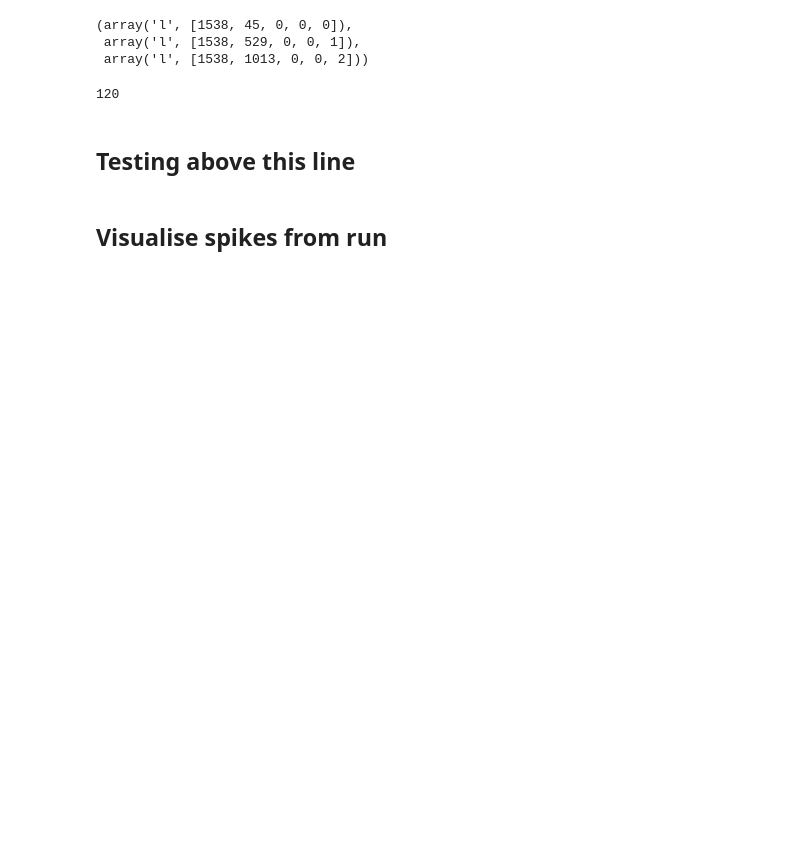
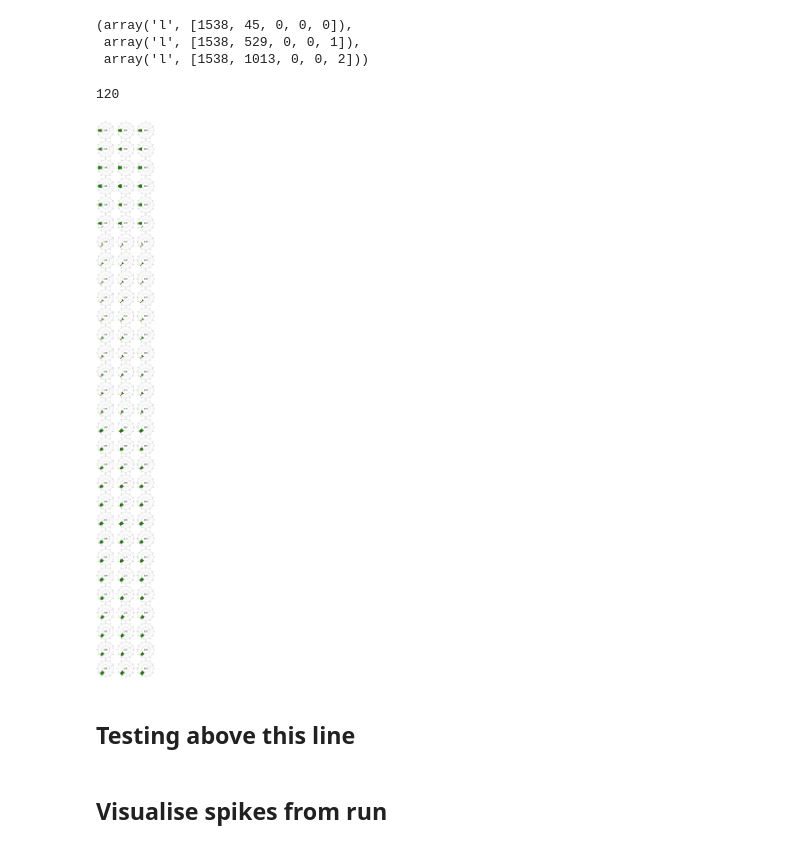
Before and after one commit to TomKnowles1994/GridCellPredNet, a Jupyter notebook: NEST/_Fully Spiking with Corrections.ipynb, the cells around one changed output. Saved outputs shown, nothing was run; the diff lists cells and outputs as text; code cells hidden in the pictures; blank space fills up the shorter version.

```diff
--- a/NEST/_Fully Spiking with Corrections.ipynb
+++ b/NEST/_Fully Spiking with Corrections.ipynb
@@ -1273,8 +1273,8 @@ new_memories = 0
 
 sim.set_verbosity(18)
 
-correction_timesteps = 125 # Remember that each timestep is 20ms each
-correction_current = 3000. # 300 gives about double the current max bump spike rate (from I_init)
+correction_duration = 2500.
+correction_current = 450. # 450 is the sweet spot to apply corrections without wild spinning of the bump
 
 injection_type = "mono"
 
@@ -1297,9 +1297,9 @@ if simulate_or_load == 'simulate':
             ring2_exc, ring2_spikes_exc = np.unique(sim.GetStatus(exc_spikes[1])[0]['events']['senders'], return_counts = True)
             ring3_exc, ring3_spikes_exc = np.unique(sim.GetStatus(exc_spikes[2])[0]['events']['senders'], return_counts = True)
 
-            current_exc_state[0, ring1_exc-min(exc[0])+1] = ring1_spikes_exc if ring1_spikes_exc.size > 0 else 0
-            current_exc_state[1, ring2_exc-min(exc[1])+1] = ring2_spikes_exc if ring2_spikes_exc.size > 0 else 0
-            current_exc_state[2, ring3_exc-min(exc[2])+1] = ring3_spikes_exc if ring3_spikes_exc.size > 0 else 0
+            current_exc_state[0, ring1_exc-min(exc[0])] = ring1_spikes_exc if ring1_spikes_exc.size > 0 else 0
+            current_exc_state[1, ring2_exc-min(exc[1])] = ring2_spikes_exc if ring2_spikes_exc.size > 0 else 0
+            current_exc_state[2, ring3_exc-min(exc[2])] = ring3_spikes_exc if ring3_spikes_exc.size > 0 else 0
 
             # ring1_most_active_exc_index = np.argmax(ring1_spikes_exc) if ring1_spikes_exc.size > 0 else None
             # ring2_most_active_exc_index = np.argmax(ring2_spikes_exc) if ring2_spikes_exc.size > 0 else None
@@ -1315,9 +1315,9 @@ if simulate_or_load == 'simulate':
 
             if np.all(None not in current_most_active_exc) and t > start_delay:
 
-                exc_state_history[tick, 0, ring1_exc-min(exc[0])+1] = ring1_spikes_exc
-                exc_state_history[tick, 1, ring2_exc-min(exc[1])+1] = ring2_spikes_exc
-                exc_state_history[tick, 2, ring3_exc-min(exc[2])+1] = ring3_spikes_exc
+                exc_state_history[tick, 0, ring1_exc-min(exc[0])] = ring1_spikes_exc
+                exc_state_history[tick, 1, ring2_exc-min(exc[1])] = ring2_spikes_exc
+                exc_state_history[tick, 2, ring3_exc-min(exc[2])] = ring3_spikes_exc
 
             ring1_rp, ring1_spikes_rp = np.unique(sim.GetStatus(pa_spikes[0])[0]['events']['senders'], return_counts = True)
             ring2_rp, ring2_spikes_rp = np.unique(sim.GetStatus(pa_spikes[1])[0]['events']['senders'], return_counts = True)
@@ -1333,9 +1333,9 @@ if simulate_or_load == 'simulate':
 
 #             current_rp_state = (ring1_most_active_rp_index, ring2_most_active_rp_index, ring3_most_active_rp_index)
 
-            current_rp_state[0, ring1_rp-min(pa_cells[0])+1] = ring1_spikes_rp if ring1_spikes_rp.size > 0 else 0
-            current_rp_state[1, ring2_rp-min(pa_cells[1])+1] = ring2_spikes_rp if ring2_spikes_rp.size > 0 else 0
-            current_rp_state[2, ring3_rp-min(pa_cells[2])+1] = ring3_spikes_rp if ring3_spikes_rp.size > 0 else 0
+            current_rp_state[0, ring1_rp-min(pa_cells[0])] = ring1_spikes_rp if ring1_spikes_rp.size > 0 else 0
+            current_rp_state[1, ring2_rp-min(pa_cells[1])] = ring2_spikes_rp if ring2_spikes_rp.size > 0 else 0
+            current_rp_state[2, ring3_rp-min(pa_cells[2])] = ring3_spikes_rp if ring3_spikes_rp.size > 0 else 0
 
             ring1_most_active_rp_index = np.argmax(current_rp_state[0, :]) if np.argmax(current_rp_state[0, :]) is not None else None
             ring2_most_active_rp_index = np.argmax(current_rp_state[1, :]) if np.argmax(current_rp_state[1, :]) is not None else None
@@ -1412,9 +1412,9 @@ if simulate_or_load == 'simulate':
 
                     if injection_type == 'mono':
 
-                        sim.SetStatus([input_device], {'amplitude_times': [time[tick],time[tick+correction_timesteps]],'amplitude_values': [correction_current, 0.0]})
+                        sim.SetStatus([input_device], {'amplitude_times': [t, t+correction_duration],'amplitude_values': [correction_current, 0.0]})
 
-                        print(f"Injecting with device {input_device} targetting RPs: {(recalled_ring_state_r1, recalled_ring_state_r2, recalled_ring_state_r3)} at time {t}, timestep: {tick}")
+                        print(f"Injecting with device {input_device} targetting RPs: {(recalled_ring_state_r1, recalled_ring_state_r2, recalled_ring_state_r3)} at time {t}, timestep: {tick} until {t+correction_duration}")
 
                     elif injection_type == 'gaussian':
 
@@ -1429,9 +1429,9 @@ if simulate_or_load == 'simulate':
 
                             right_device = input_grid_devices[0]
 
-                        sim.SetStatus([input_device], {'amplitude_times': [time[tick],time[tick+correction_timesteps]],'amplitude_values': [correction_current, 0.0]})
-                        sim.SetStatus([left_device], {'amplitude_times': [time[tick],time[tick+correction_timesteps]],'amplitude_values': [correction_current, 0.0]})
-                        sim.SetStatus([right_device], {'amplitude_times': [time[tick],time[tick+correction_timesteps]],'amplitude_values': [correction_current, 0.0]})
+                        sim.SetStatus([input_device], {'amplitude_times': [t, t+correction_duration],'amplitude_values': [correction_current, 0.0]})
+                        sim.SetStatus([left_device], {'amplitude_times': [t, t+correction_duration],'amplitude_values': [correction_current, 0.0]})
+                        sim.SetStatus([right_device], {'amplitude_times': [t, t+correction_duration],'amplitude_values': [correction_current, 0.0]})
 
                 elif best_match_value < recall_threshold:
 
@@ -1477,44 +1472,46 @@ len(exc[0])
 # %%
 # Static frames of ring activity per time window
 
-cell_indices_for_plotting = np.linspace(0, 2*np.pi, num = N_ex, endpoint = False)
+cell_indices_for_plotting = (np.linspace(0, 2*np.pi, num = N_ex, endpoint = False) + ((2*np.pi) / N_ex)) % 120
 
-most_active_cell_indices = np.argmax(exc_state_history, axis = 2) / N_ex * 2*np.pi
+most_active_cell_indices = ((np.argmax(exc_state_history, axis = 2) + 1) / N_ex * 2*np.pi) % 120
 most_active_cell_values = np.max(exc_state_history, axis = 2)
 
-N_display_samples = 16
+N_display_samples = 30
 
 timesteps_per_plot = history_timestep_window
 
 fig, ax = plt.subplots(N_display_samples, rings, subplot_kw={'projection': 'polar'}, figsize = (5 * rings, 5 * N_display_samples))
 
 for r, row in enumerate(ax):
 
     for c, column in enumerate(row):
 
         display_time = r * timesteps_per_plot + start_delay
         display_origin_offset = -np.max(exc_state_history[display_time, c, :])
 
         ax[r, c].set_xticks(np.linspace(0, 2*np.pi, num = N_ex//10, endpoint = False))
         ax[r, c].set_xticklabels(np.arange(0, N_ex, step = 10))
         ax[r, c].set_rticks([0, np.max(exc_state_history[display_time, c, :]) // 2, np.max(exc_state_history[display_time, c, :])])
 
         ax[r, c].text(display_origin_offset, display_origin_offset, f"{display_time}", fontsize = 30, horizontalalignment = 'center', verticalalignment = 'center')
 
+        ax[r, c].set_rorigin(display_origin_offset)
+
         if time[display_time] not in representation_times:
-
-            ax[r, c].set_rorigin(display_origin_offset)
 
             ax[r, c].bar(cell_indices_for_plotting, exc_state_history[display_time, c, :], width = 0.1, color = 'green')
             ax[r, c].bar(most_active_cell_indices[display_time, c], most_active_cell_values[display_time, c], width = 0.05, color = 'red')
 
         elif time[display_time] in representation_times:
 
-            ax[r, c].bar(cell_indices_for_plotting, exc_state_history_per_rep[r, c, :], width = 0.1, color = 'blue')
+            ax[r, c].bar(cell_indices_for_plotting, exc_state_history[display_time, c, :], width = 0.1, color = 'blue')
             ax[r, c].bar(most_active_cell_indices[display_time, c], most_active_cell_values[display_time, c], width = 0.05, color = 'red')
 
 
 plt.show()
+# %% [output]
+[figure, added]
 # %%
 # Suspect that injections are not reaching their targets, possibly due to SetStatus being misunderstood (or not being re-read once sim started)
 
```
Also changed, not shown: parts of 8 cells of this notebook.
